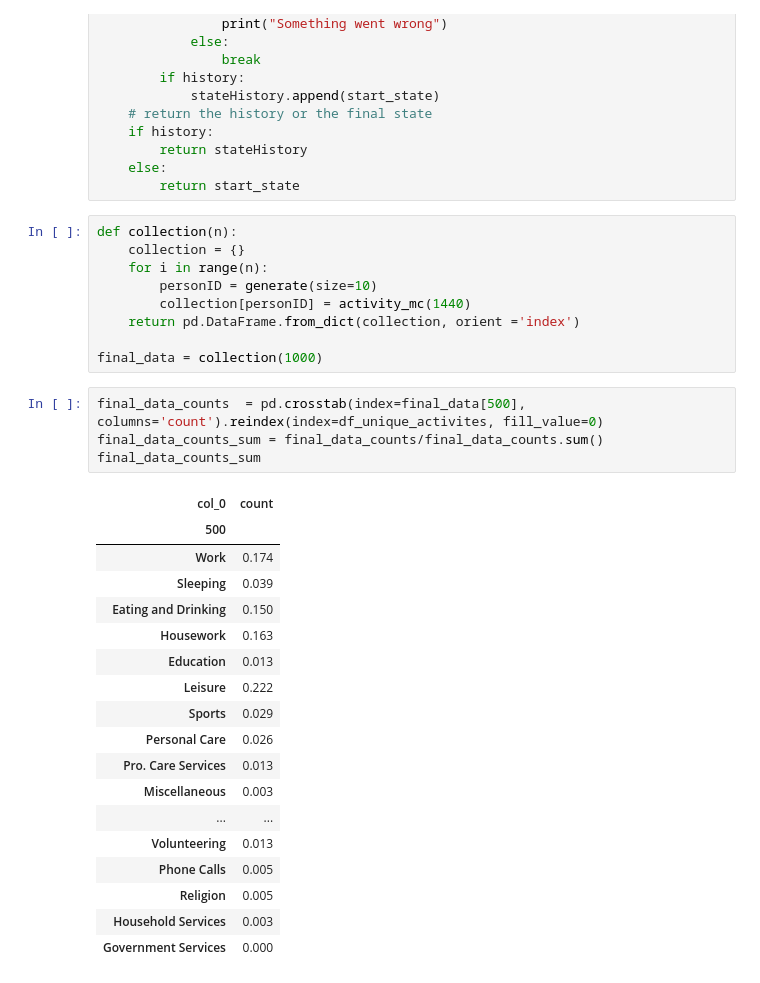
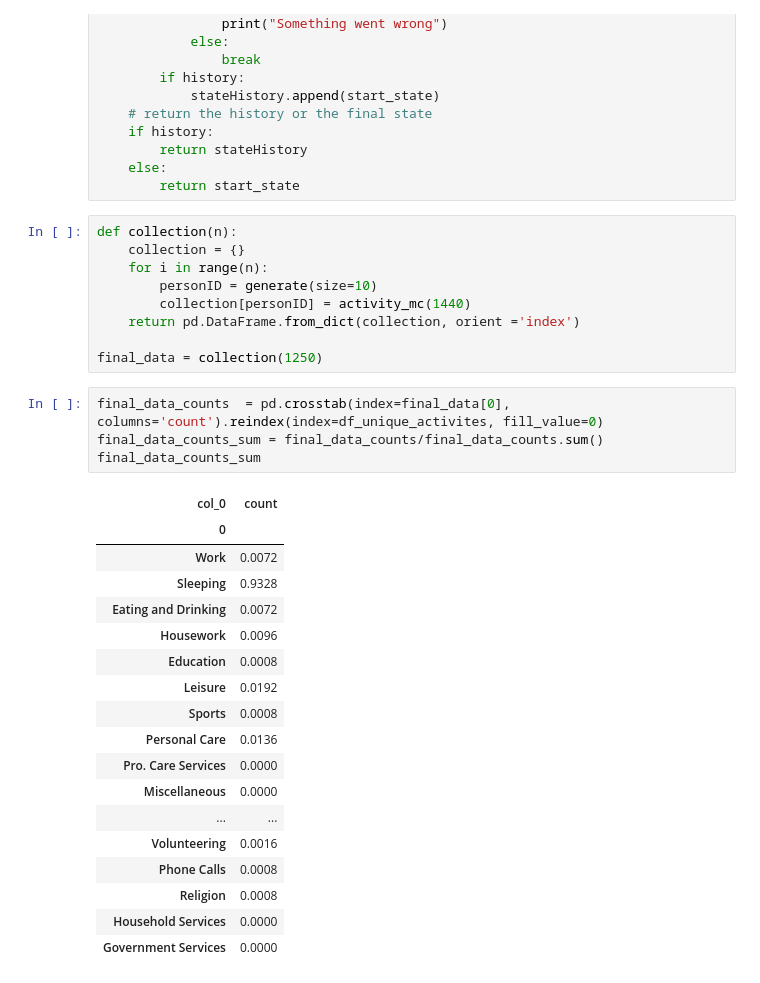
Before and after one commit to robbybobface/data-visualization-final, a Jupyter notebook: final-project-2021.ipynb, the cells around one changed output. Cells and saved outputs as stored; diff of their text form.

```diff
--- a/final-project-2021.ipynb
+++ b/final-project-2021.ipynb
@@ -340,30 +284,30 @@ def collection(n):
         collection[personID] = activity_mc(1440)
     return pd.DataFrame.from_dict(collection, orient ='index')
 
-final_data = collection(1000)
+final_data = collection(1250)
 # %%
-final_data_counts  = pd.crosstab(index=final_data[500], columns='count').reindex(index=df_unique_activites, fill_value=0)
+final_data_counts  = pd.crosstab(index=final_data[0], columns='count').reindex(index=df_unique_activites, fill_value=0)
 final_data_counts_sum = final_data_counts/final_data_counts.sum()
 final_data_counts_sum
 # %% [output]
 | col_0 | count |
-| 500 |  |
-| Work | 0.174 |
-| Sleeping | 0.039 |
-| Eating and Drinking | 0.150 |
-| Housework | 0.163 |
-| Education | 0.013 |
-| Leisure | 0.222 |
-| Sports | 0.029 |
-| Personal Care | 0.026 |
-| Pro. Care Services | 0.013 |
-| Miscellaneous | 0.003 |
+| 0 |  |
+| Work | 0.0072 |
+| Sleeping | 0.9328 |
+| Eating and Drinking | 0.0072 |
+| Housework | 0.0096 |
+| Education | 0.0008 |
+| Leisure | 0.0192 |
+| Sports | 0.0008 |
+| Personal Care | 0.0136 |
+| Pro. Care Services | 0.0000 |
+| Miscellaneous | 0.0000 |
 | ... | ... |
-| Volunteering | 0.013 |
-| Phone Calls | 0.005 |
-| Religion | 0.005 |
-| Household Services | 0.003 |
-| Government Services | 0.000 |
+| Volunteering | 0.0016 |
+| Phone Calls | 0.0008 |
+| Religion | 0.0008 |
+| Household Services | 0.0000 |
+| Government Services | 0.0000 |
 # %%
 final_data.iloc[:,:-1].index.name = 'pid'
 final_data.iloc[:,:-1]
```
Also changed, not shown: parts of 6 cells of this notebook, 15 other files.
